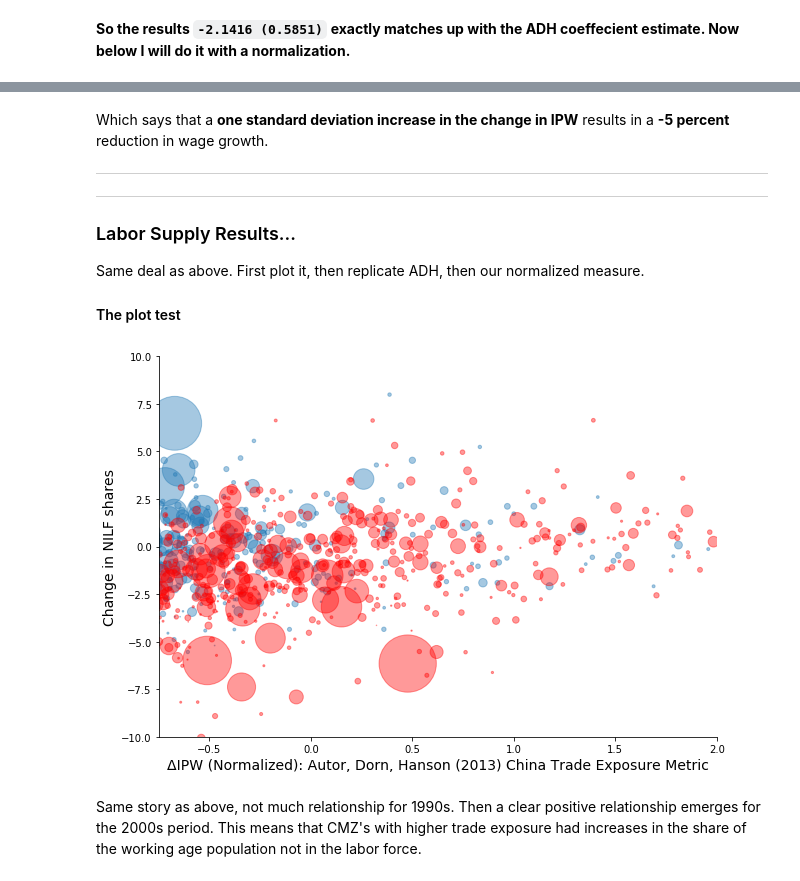
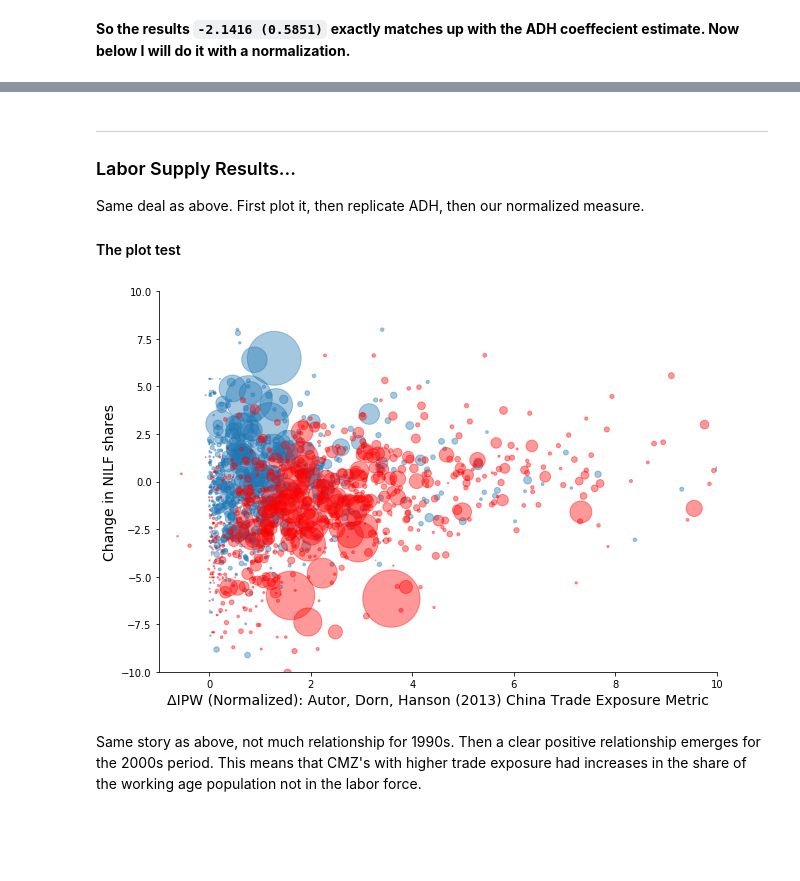
Before and after one commit to mwaugh0328/lectures-on-trade-and-distributional-effects, a Jupyter notebook: code/adh_data.ipynb, the cells around one changed output, grey strips where cells are left out. Cells and saved outputs as stored; diff of their text form; code cells hidden in the pictures; blank space fills up the shorter version.

```diff
--- a/code/adh_data.ipynb
+++ b/code/adh_data.ipynb
@@ -416,14 +354,14 @@ year = "1990"
 
 #df["norm_IPW"]
 
-ax.scatter(df.set_index("yr").loc[int(year)].d_netimpusch_pw, #X variables
+ax.scatter(df.set_index("yr").loc[int(year)].d_tradeusch_pw, #X variables
            df.set_index("yr").loc[int(year)].relchg_avg_hhincwage_pc_pw,     # y variables
             s = 0.0002*df.set_index("yr").loc[int(year)].l_popcount,
             alpha = 0.40)
 
 year = "2000"
 
-ax.scatter(df.set_index("yr").loc[int(year)].d_netimpusch_pw, #X variables
+ax.scatter(df.set_index("yr").loc[int(year)].d_tradeusch_pw, #X variables
            df.set_index("yr").loc[int(year)].relchg_avg_hhincwage_pc_pw,     # y variables
            s = 0.0002*df.set_index("yr").loc[int(year)].l_popcount,
             alpha = 0.40, color = "red")
@@ -448,35 +385,0 @@ plt.show()
-# %%
-fig, ax = plt.subplots(figsize = (10,7))
-
-year = "1990"
-
-#df["norm_IPW"]
-
-ax.scatter(df.set_index("yr").loc[int(year)].norm_IPW, #X variables
-           df.set_index("yr").loc[int(year)].relchg_avg_hhincwage_pc_pw,     # y variables
-            s = 0.0002*df.set_index("yr").loc[int(year)].l_popcount,
-            alpha = 0.40)
-
-year = "2000"
-
-ax.scatter(df.set_index("yr").loc[int(year)].norm_IPW, #X variables
-           df.set_index("yr").loc[int(year)].relchg_avg_hhincwage_pc_pw,     # y variables
-           s = 0.0002*df.set_index("yr").loc[int(year)].l_popcount,
-            alpha = 0.40, color = "red")
-
-ax.set_ylabel("Percent Change, Household Wage/Salary \n Income per Adult", fontsize = 14)
-ax.set_xlabel("ΔIPW (Normalized): Autor, Dorn, Hanson (2013) China Trade Exposure Metric", fontsize = 14)
-
-ax.set_xlim(-0.75,2.00)
-ax.set_ylim(-20,45)
-
-ax.spines["right"].set_visible(False)
-ax.spines["top"].set_visible(False)
-
-
-
-#plt.savefig(fig_path2 + "\\adh_data_wage_change.pdf", bbox_inches="tight", dpi = 3600)
-
-#plt.savefig("wage_trade_exposure.pdf", bbox_inches = "tight", dip = 1200)
-
-plt.show()
@@ -573,8 +442,4 @@ Num Clusters: 48
 # %% [markdown]
-Which says that a **one standard deviation increase in the change in IPW** results in a **-5 percent** reduction in wage growth.
-
----
-
 ---
 ### Labor Supply Results...
 
@@ -585,37 +450,37 @@ Same deal as above. First plot it, then replicate ADH, then our normalized measu
 fig, ax = plt.subplots(figsize = (10,7))
 
 year = "1990"
 
 #df["norm_IPW"]
 
-ax.scatter(df.set_index("yr").loc[int(year)].norm_IPW, #X variables
+ax.scatter(df.set_index("yr").loc[int(year)].d_tradeusch_pw, #X variables
            df.set_index("yr").loc[int(year)].d_sh_nilf,     # y variables
             s = 0.0002*df.set_index("yr").loc[int(year)].l_popcount,
             alpha = 0.40)
 
 year = "2000"
 
-ax.scatter(df.set_index("yr").loc[int(year)].norm_IPW, #X variables
+ax.scatter(df.set_index("yr").loc[int(year)].d_tradeusch_pw, #X variables
            df.set_index("yr").loc[int(year)].d_sh_nilf,     # y variables
            s = 0.0002*df.set_index("yr").loc[int(year)].l_popcount,
             alpha = 0.40, color = "red")
 
 ax.set_ylabel("Change in NILF shares", fontsize = 14)
 ax.set_xlabel("ΔIPW (Normalized): Autor, Dorn, Hanson (2013) China Trade Exposure Metric", fontsize = 14)
 
-ax.set_xlim(-0.75,2.00)
+ax.set_xlim(-1,10)
 ax.set_ylim(-10,10)
 
 ax.spines["right"].set_visible(False)
 ax.spines["top"].set_visible(False)
 
 #plt.savefig(fig_path + "\\adh_data_wage_change.pdf", bbox_inches="tight", dpi = 1200)
 
 #plt.savefig("nilf_trade_exposure.pdf", bbox_inches = "tight", dip = 1200)
 #plt.savefig(fig_path2 + "\\adh_data_ls_change.pdf", bbox_inches="tight", dpi = 3600)
 plt.show()
 # %% [output]
-[figure, old version]
+[figure, new version]
 # %% [markdown]
 Same story as above, not much relationship for 1990s. Then a clear positive relationship emerges for the 2000s period. This means that CMZ's with higher trade exposure had increases in the share of the working age population not in the labor force.
 # %%
```
Also changed, not shown: parts of 25 cells of this notebook, 2 other files.
